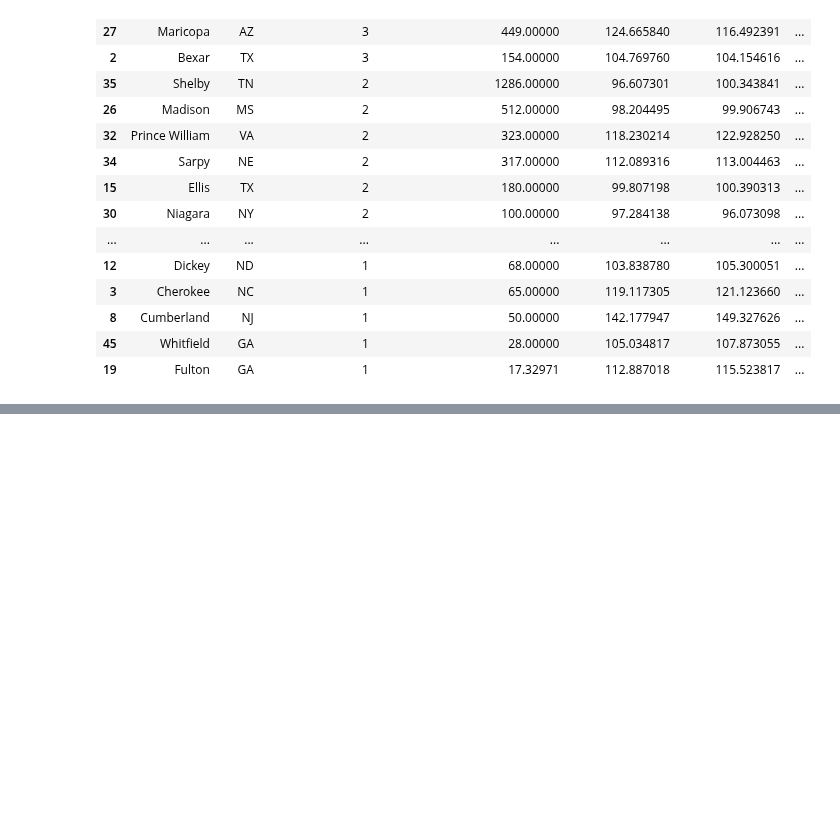
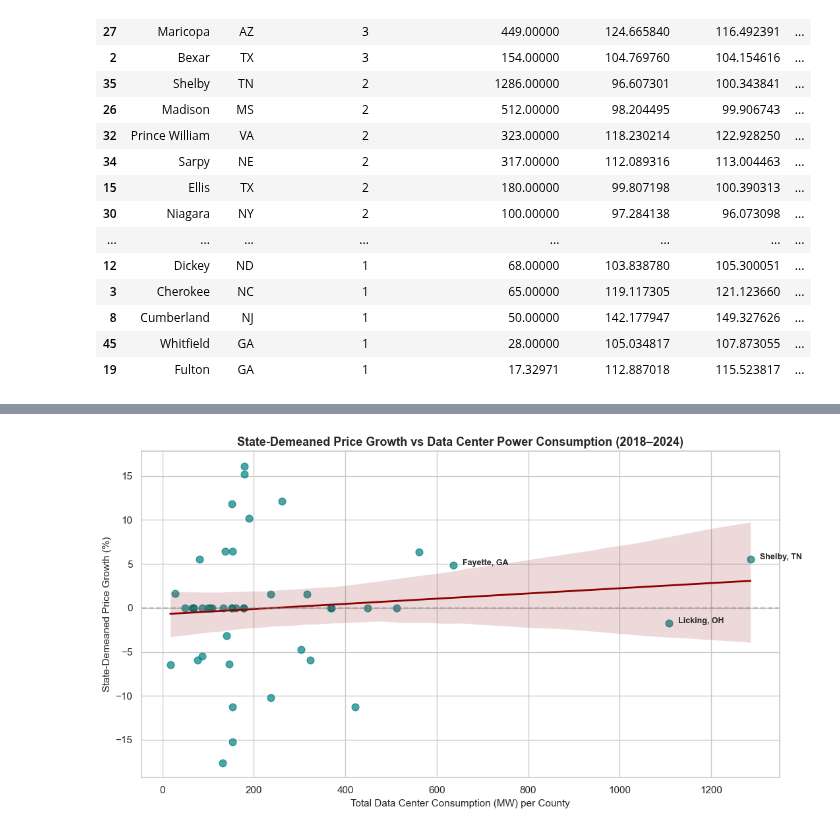
Before and after one commit to AadiVasa1/Data-Visualization-AI-Datacenters, a Jupyter notebook: AI_Datacenters.ipynb, the cells around one changed output, grey strips where cells are left out. Cells and saved outputs as stored; diff of their text form; code cells hidden in the pictures; blank space fills up the shorter version.

```diff
--- a/AI_Datacenters.ipynb
+++ b/AI_Datacenters.ipynb
@@ -147,0 +77,40 @@ ZeroDivisionError: division by zero
+# %%
+final_treatment_group['Price_Growth_Pct'] = (
+    (final_treatment_group['Price_2024_MWh'] - final_treatment_group['Price_2018_MWh'])
+    / final_treatment_group['Price_2018_MWh']
+) * 100
+
+final_treatment_group['Growth_Demeaned'] = (
+    final_treatment_group['Price_Growth_Pct']
+    - final_treatment_group.groupby('State')['Price_Growth_Pct'].transform('mean')
+)
+
+plot_df = final_treatment_group.dropna(subset=['Growth_Demeaned', 'total_power_consumption_mw'])
+
+plt.figure(figsize=(11, 6))
+sns.regplot(
+    data=plot_df,
+    x='total_power_consumption_mw',
+    y='Growth_Demeaned',
+    scatter_kws={'alpha': 0.7, 'color': 'teal', 's': 60},
+    line_kws={'color': 'darkred', 'linewidth': 2}
+)
+
+plt.axhline(0, color='gray', linestyle='--', alpha=0.5)
+plt.title('State-Demeaned Price Growth vs Data Center Power Consumption (2018–2024)', fontsize=13, fontweight='bold')
+plt.xlabel('Total Data Center Consumption (MW) per County', fontsize=11)
+plt.ylabel('State-Demeaned Price Growth (%)', fontsize=11)
+
+top_counties = plot_df.nlargest(3, 'total_power_consumption_mw')
+for _, row in top_counties.iterrows():
+    plt.text(
+        row['total_power_consumption_mw'] + 20,
+        row['Growth_Demeaned'],
+        f"{row['County']}, {row['State']}",
+        fontsize=9, weight='bold'
+    )
+
+plt.tight_layout()
+plt.show()
+# %% [output]
+[figure, added]
```
Also changed, not shown: parts of 4 cells of this notebook.
